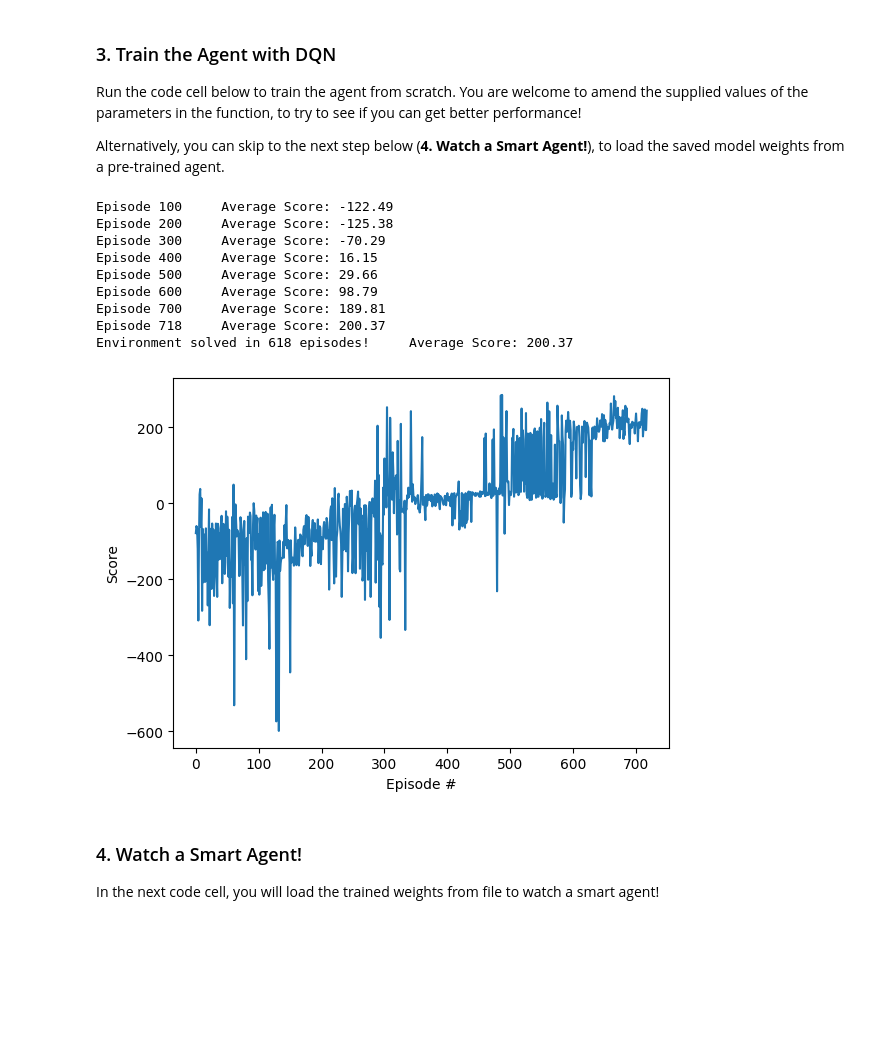
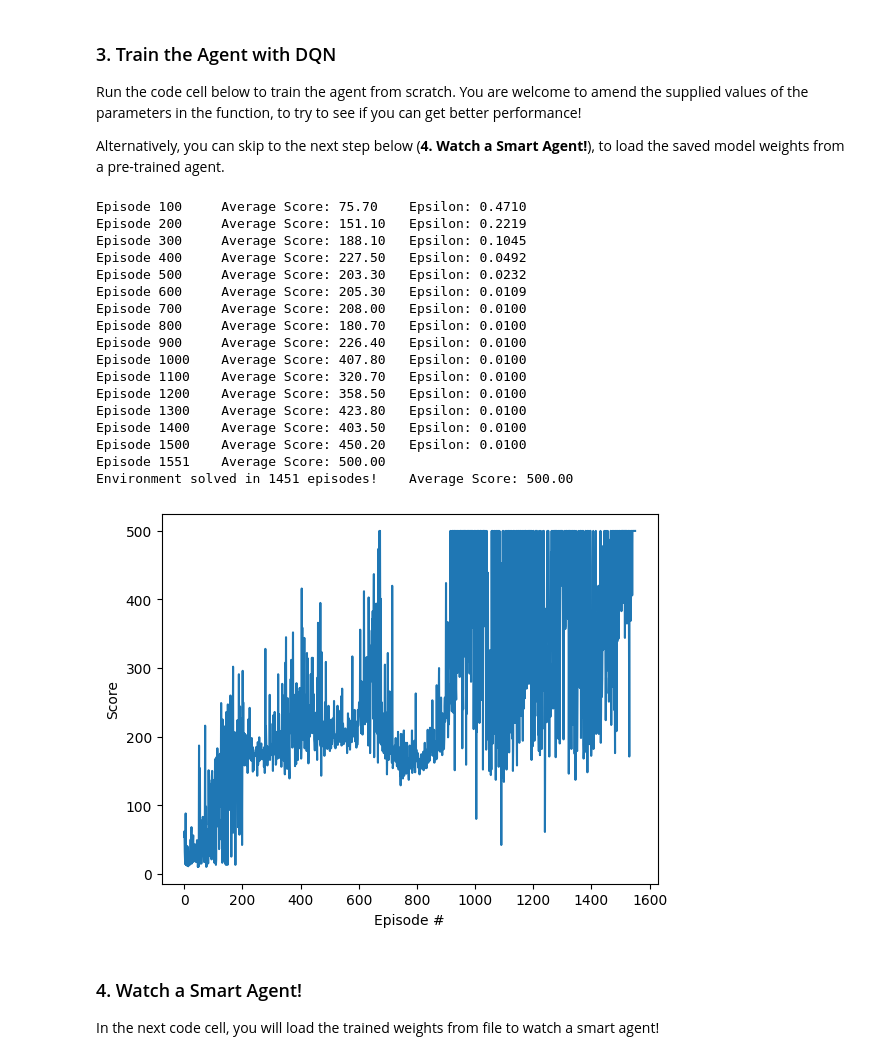
Before and after one commit to Bduz/intro_ml, a Jupyter notebook: intro_rl/dqn/Deep_Q_Network.ipynb, the cells around one changed output. Drawn from its saved outputs; the diff is of its cells as text; code cells hidden in the pictures; blank space fills up the shorter version.

```diff
--- a/intro_rl/dqn/Deep_Q_Network.ipynb
+++ b/intro_rl/dqn/Deep_Q_Network.ipynb
@@ -51,7 +59,9 @@ pygame.display.set_mode((640,480))
 
 Initialize the environment in the code cell below.
 # %%
-env = gym.make('LunarLander-v2')
+env_name = "CartPole-v1"
+reward_threshold = 500
+env = gym.make(env_name)
 env_seed = 0
 print('State shape: ', env.observation_space.shape)
 print('Number of actions: ', env.action_space.n)
@@ -93,54 +103,67 @@ def dqn(n_episodes=2000, max_t=1000, eps_start=1.0, eps_end=0.01, eps_decay=0.99
         eps_end (float): minimum value of epsilon
         eps_decay (float): multiplicative factor (per episode) for decreasing epsilon
     """
-    env = gym.make('LunarLander-v2')
+    env = gym.make(env_name)
     scores = []                        # list containing scores from each episode
-    scores_window = deque(maxlen=100)  # last 100 scores
+    scores_window = deque(maxlen=10)  # last 100 scores
     eps = eps_start                    # initialize epsilon
     for i_episode in range(1, n_episodes+1):
         state, info = env.reset(seed=env_seed)
         score = 0
         for t in range(max_t):
             action = agent.act(state, eps)
             next_state, reward, terminated, truncated, info = env.step(action)
             done = terminated or truncated
             agent.step(state, action, reward, next_state, done)
             state = next_state
             score += reward
             if terminated or truncated:
                 break
         scores_window.append(score)       # save most recent score
         scores.append(score)              # save most recent score
         eps = max(eps_end, eps_decay*eps) # decrease epsilon
         print('\rEpisode {}\tAverage Score: {:.2f}'.format(i_episode, np.mean(scores_window)), end="")
+
+        if score >= reward_threshold:
+          print(f'\nSaving the agent since the score is {score} >= {reward_threshold} at episode {i_episode}')
+          torch.save(agent.qnetwork_local.state_dict(), 'checkpoint.pth')
+
         if i_episode % 100 == 0:
-            print('\rEpisode {}\tAverage Score: {:.2f}'.format(i_episode, np.mean(scores_window)))
-        if np.mean(scores_window)>=200.0:
+            print(f'\rEpisode {i_episode}\tAverage Score: {np.mean(scores_window):.2f}\tEpsilon: {eps:.4f}')
+        if np.mean(scores_window) >= reward_threshold:
             print('\nEnvironment solved in {:d} episodes!\tAverage Score: {:.2f}'.format(i_episode-100, np.mean(scores_window)))
             torch.save(agent.qnetwork_local.state_dict(), 'checkpoint.pth')
             break
     return scores
 
-scores = dqn()
+scores = dqn(n_episodes=2000, max_t=500, eps_start=1.0, eps_end=0.01, eps_decay=0.9925)
 
 # plot the scores
 fig = plt.figure()
 ax = fig.add_subplot(111)
 plt.plot(np.arange(len(scores)), scores)
 plt.ylabel('Score')
 plt.xlabel('Episode #')
 plt.show()
 # %% [output]
-Episode 100     Average Score: -122.49
-Episode 200     Average Score: -125.38
-Episode 300     Average Score: -70.29
-Episode 400     Average Score: 16.15
-Episode 500     Average Score: 29.66
-Episode 600     Average Score: 98.79
-Episode 700     Average Score: 189.81
-Episode 718     Average Score: 200.37
-Environment solved in 618 episodes!     Average Score: 200.37
+Episode 100     Average Score: 75.70    Epsilon: 0.4710
+Episode 200     Average Score: 151.10   Epsilon: 0.2219
+Episode 300     Average Score: 188.10   Epsilon: 0.1045
+Episode 400     Average Score: 227.50   Epsilon: 0.0492
+Episode 500     Average Score: 203.30   Epsilon: 0.0232
+Episode 600     Average Score: 205.30   Epsilon: 0.0109
+Episode 700     Average Score: 208.00   Epsilon: 0.0100
+Episode 800     Average Score: 180.70   Epsilon: 0.0100
+Episode 900     Average Score: 226.40   Epsilon: 0.0100
+Episode 1000    Average Score: 407.80   Epsilon: 0.0100
+Episode 1100    Average Score: 320.70   Epsilon: 0.0100
+Episode 1200    Average Score: 358.50   Epsilon: 0.0100
+Episode 1300    Average Score: 423.80   Epsilon: 0.0100
+Episode 1400    Average Score: 403.50   Epsilon: 0.0100
+Episode 1500    Average Score: 450.20   Epsilon: 0.0100
+Episode 1551    Average Score: 500.00
+Environment solved in 1451 episodes!    Average Score: 500.00
-[figure, old version]
+[figure, new version]
 # %% [markdown]
 ### 4. Watch a Smart Agent!
 
```
Also changed, not shown: parts of 6 cells of this notebook.
